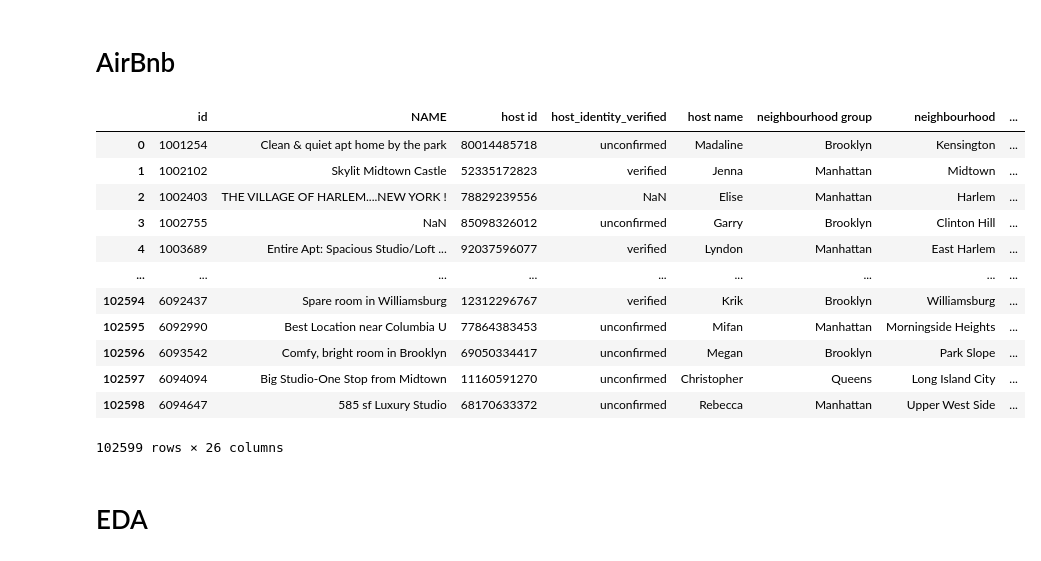
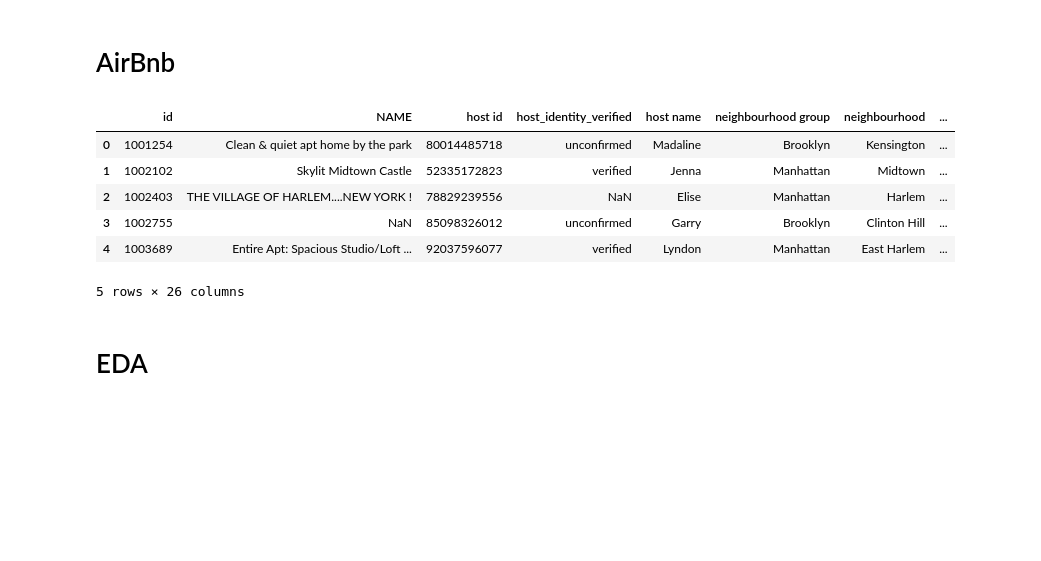
Before and after one commit to mlyngholm/AirBnb, a Jupyter notebook: AirBnb.ipynb, the cells around one changed output. Cells and saved outputs as stored; diff of their text form; code cells hidden in the pictures; blank space fills up the shorter version.

```diff
--- a/AirBnb.ipynb
+++ b/AirBnb.ipynb
@@ -6,22 +6,17 @@ import numpy as np
 import seaborn as sns
 import matplotlib.pyplot as plt
 # %%
+sns.set_palette('mako')
 df = pd.read_csv("Airbnb_Open_Data.csv")
-df
+df.head()
 # %% [output]
 |  | id | NAME | host id | host_identity_verified | host name | neighbourhood group | neighbourhood | ... |
 | 0 | 1001254 | Clean & quiet apt home by the park | 80014485718 | unconfirmed | Madaline | Brooklyn | Kensington | ... |
 | 1 | 1002102 | Skylit Midtown Castle | 52335172823 | verified | Jenna | Manhattan | Midtown | ... |
 | 2 | 1002403 | THE VILLAGE OF HARLEM....NEW YORK ! | 78829239556 | NaN | Elise | Manhattan | Harlem | ... |
 | 3 | 1002755 | NaN | 85098326012 | unconfirmed | Garry | Brooklyn | Clinton Hill | ... |
 | 4 | 1003689 | Entire Apt: Spacious Studio/Loft ... | 92037596077 | verified | Lyndon | Manhattan | East Harlem | ... |
-| ... | ... | ... | ... | ... | ... | ... | ... | ... |
-| 102594 | 6092437 | Spare room in Williamsburg | 12312296767 | verified | Krik | Brooklyn | Williamsburg | ... |
-| 102595 | 6092990 | Best Location near Columbia U | 77864383453 | unconfirmed | Mifan | Manhattan | Morningside Heights | ... |
-| 102596 | 6093542 | Comfy, bright room in Brooklyn | 69050334417 | unconfirmed | Megan | Brooklyn | Park Slope | ... |
-| 102597 | 6094094 | Big Studio-One Stop from Midtown | 11160591270 | unconfirmed | Christopher | Queens | Long Island City | ... |
-| 102598 | 6094647 | 585 sf Luxury Studio | 68170633372 | unconfirmed | Rebecca | Manhattan | Upper West Side | ... |
-102599 rows × 26 columns
+5 rows × 26 columns
 # %% [markdown]
 # EDA
 # %%
```
Also changed, not shown: parts of 53 cells of this notebook.
